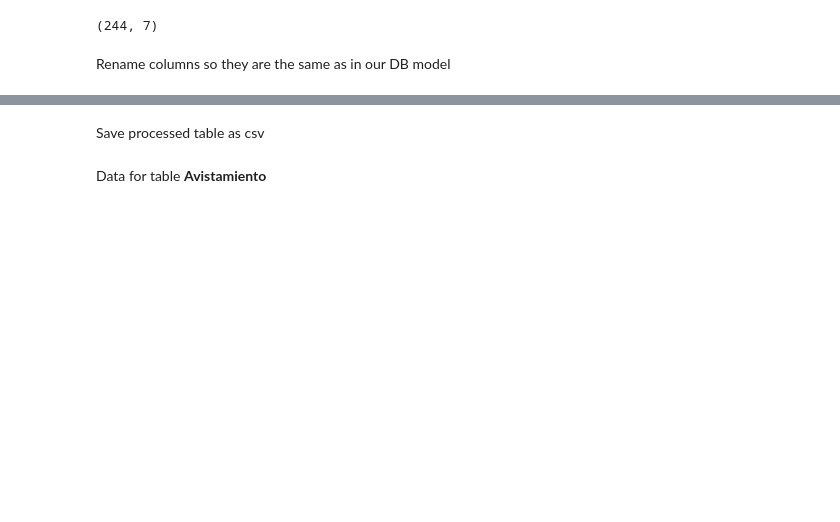
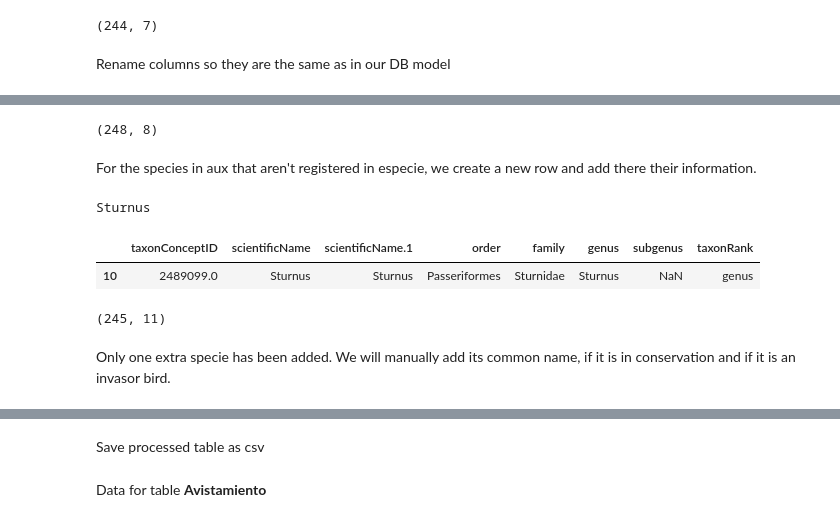
Before and after one commit to jhwan818/BD, a Jupyter notebook: projecte/dataProcessing.ipynb, the cells around one changed output, grey strips where cells are left out. Cells and saved outputs as stored; diff of their text form; code cells hidden in the pictures; blank space fills up the shorter version.

```diff
--- a/projecte/dataProcessing.ipynb
+++ b/projecte/dataProcessing.ipynb
@@ -100,0 +203,55 @@ especie.index.name = 'id_especie'
+# %%
+np.shape(aux)
+# %% [output]
+(248, 8)
+# %% [markdown]
+For the species in aux that aren't registered in especie, we create a new row and add there their information.
+# %%
+# Set properly aux indexes
+index = []
+for i in range(0,len(aux.index)):
+    index.append(i)
+
+aux = aux.reindex(index)
+# %%
+for i,r in aux.iterrows():
+
+    taxonConcept =  aux.iloc[i, 0]
+    nombre = aux.iloc[i, 1]
+    if aux.iloc[i, 2] != nombre:
+        nombre2 = aux.iloc[i, 2]
+    else:
+        nombre2 = None
+    family =  aux.iloc[i, 4]
+    order =  aux.iloc[i, 3]
+    genus =  aux.iloc[i, 5]
+    subgenus = aux.iloc[i, 6]
+    taxonRank = aux.iloc[i,7]
+
+    if (nombre not in especie['nombre'].values) and (nombre not in especie['nombre2'].values) and not pd.isnull(nombre):
+        print(nombre)
+        new_entry = {'nombre' : nombre, 'orden' : order, 'familia' : family, 'genus' : genus,
+                     'nombre_comun' : '', 'conservacion' : None, 'invasivo' : None,
+                     'nombre2' : nombre2, 'subgenus' : subgenus,
+                     'taxonRank' : taxonRank, 'taxonConceptID' : taxonConcept}
+        especie = especie.append(new_entry, ignore_index=True)
+    elif (nombre2 not in especie['nombre'].values) and (nombre2 not in especie['nombre2'].values) and not pd.isnull(nombre2):
+        print(nombre2)
+        new_entry = {'nombre' : nombre2, 'orden' : order, 'familia' : family, 'genus' : genus,
+                     'nombre_comun' : None, 'conservacion' : None, 'invasivo' : None,
+                     'nombre2' : nombre2, 'subgenus' : subgenus,
+                     'taxonRank' : taxonRank, 'taxonConceptID' : taxonConcept}
+        especie = especie.append(new_entry, ignore_index=True)
+# %% [output]
+Sturnus
+# %%
+aux[aux['scientificName'] == 'Sturnus']
+# %% [output]
+|  | taxonConceptID | scientificName | scientificName.1 | order | family | genus | subgenus | taxonRank |
+| 10 | 2489099.0 | Sturnus | Sturnus | Passeriformes | Sturnidae | Sturnus | NaN | genus |
+# %%
+np.shape(especie)
+# %% [output]
+(245, 11)
+# %% [markdown]
+Only one extra specie has been added. We will manually add its common name, if it is in conservation and if it is an invasor bird.
```
Also changed, not shown: parts of 79 cells of this notebook, 1 other file.
